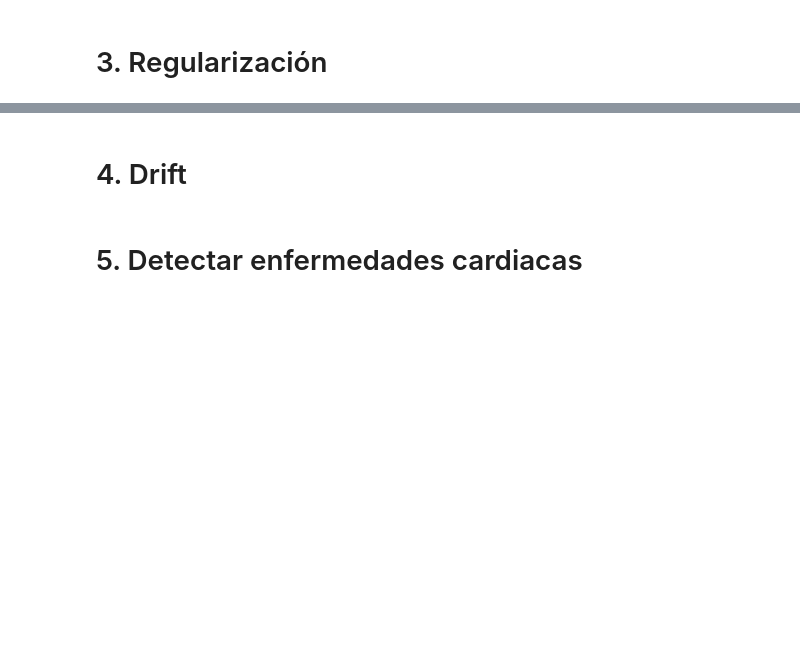
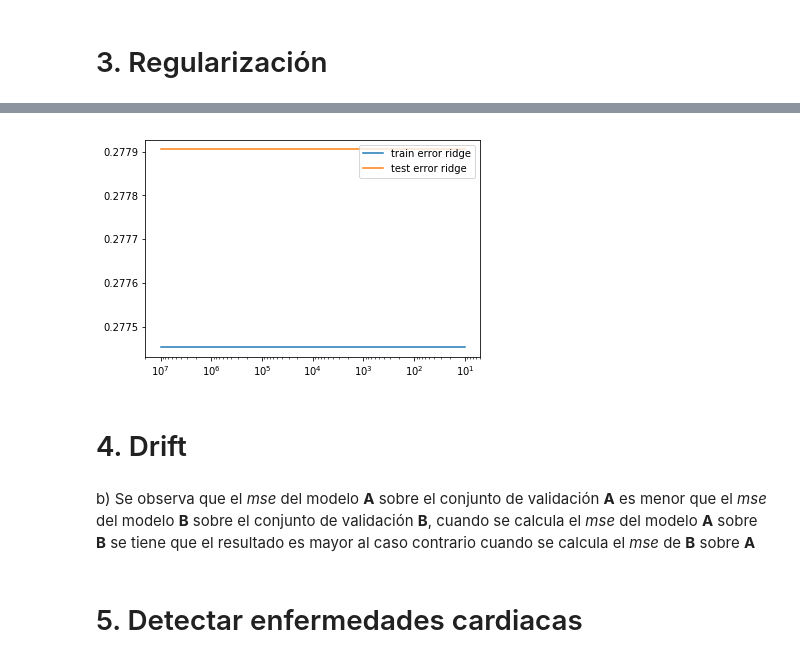
Before and after one commit to sebastian-aranda/machine_learning_utfsm, a Jupyter notebook: Tarea 1.ipynb, the cells around one changed output, grey strips where cells are left out. Drawn from its saved outputs; the diff is of its cells as text; code cells hidden in the pictures; blank space fills up the shorter version.

```diff
--- a/Tarea 1.ipynb
+++ b/Tarea 1.ipynb
@@ -66,15 +97,0 @@ df_e
-# %%
-yhat_test = linreg.predict(Xtest)
-mse_test = np.mean(np.power(yhat_test - ytest, 2))
-Xm = Xtrain.as_matrix()
-ym = ytrain.as_matrix()
-from sklearn.model_selection import KFold
-kf = KFold(n_splits=10)
-mse_cv = 0
-for train, val in kf.split(Xm):
-linreg = lm.LinearRegression(fit_intercept = False)
-linreg.fit(Xm[train], ym[train])
-yhat_val = linreg.predict(Xm[val])
-mse_fold = np.mean(np.power(yhat_val - ym[val], 2))
-mse_cv += mse_fold
-mse_cv = mse_cv / 10
@@ -179,0 +393,24 @@ totalvars=18, mse = 0.064516
+# %%
+Xtest = X2[np.logical_not(istrain)]
+ytest = y[np.logical_not(istrain)]
+alphas_ = np.logspace(7,1,base=10)
+coefs = []
+model = Lasso(fit_intercept=True)
+mse_test = []
+mse_train = []
+for a in alphas_:
+    model.set_params(alpha=a)
+    model.fit(Xtrain, ytrain)
+    yhat_train = model.predict(Xtrain)
+    yhat_test = model.predict(Xtest)
+    mse_train.append(np.mean(np.power(yhat_train - ytrain, 2)))
+    mse_test.append(np.mean(np.power(yhat_test - ytest, 2)))
+ax = plt.gca()
+ax.plot(alphas_,mse_train,label='train error ridge')
+ax.plot(alphas_,mse_test,label='test error ridge')
+plt.legend(loc=1)
+ax.set_xscale('log')
+ax.set_xlim(ax.get_xlim()[::-1])
+plt.show()
+# %% [output]
+[figure, added]
@@ -181,0 +453,2 @@ totalvars=18, mse = 0.064516
+# %% [markdown]
+b) Se observa que el *mse* del modelo **A** sobre el conjunto de validación **A** es menor que el *mse* del modelo **B** sobre el conjunto de validación **B**, cuando se calcula el *mse* del modelo **A** sobre **B** se tiene que el resultado es mayor al caso contrario cuando se calcula el *mse* de **B** sobre **A**
```
Also changed, not shown: parts of 23 cells of this notebook.
